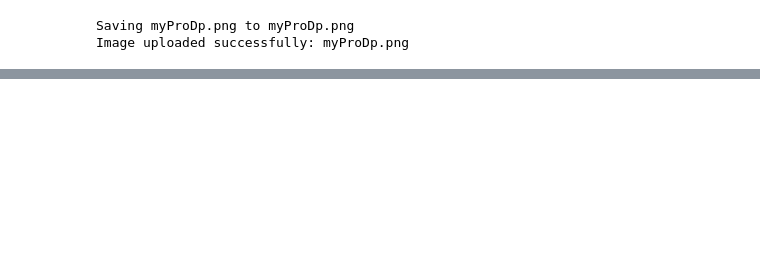
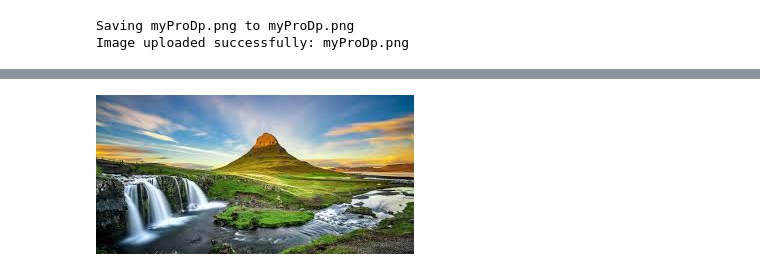
Before and after one commit to shaheer9023/Ai-Agent_201, a Jupyter notebook: 04)_CollabImageReader.ipynb, the cells around one changed output, grey strips where cells are left out. Drawn from its saved outputs; the diff is of its cells as text; code cells hidden in the pictures; blank space fills up the shorter version.

```diff
--- a/04)_CollabImageReader.ipynb
+++ b/04)_CollabImageReader.ipynb
@@ -51,0 +45,11 @@ The background consists of a wall with a fine, dark-colored dotted pattern. Abov
+# %%
+import requests
+from PIL import Image
+from io import BytesIO
+
+url="https://encrypted-tbn0.gstatic.com/images?q=tbn:ANd9GcSXhRArOnqaaKwR2lM8V7MV0po2qrcryAdABg&s"
+response=requests.get(url)
+image=Image.open(BytesIO(response.content))
+display(image)
+# %% [output]
+[figure, added]
```
Also changed, not shown: parts of 2 cells of this notebook.
